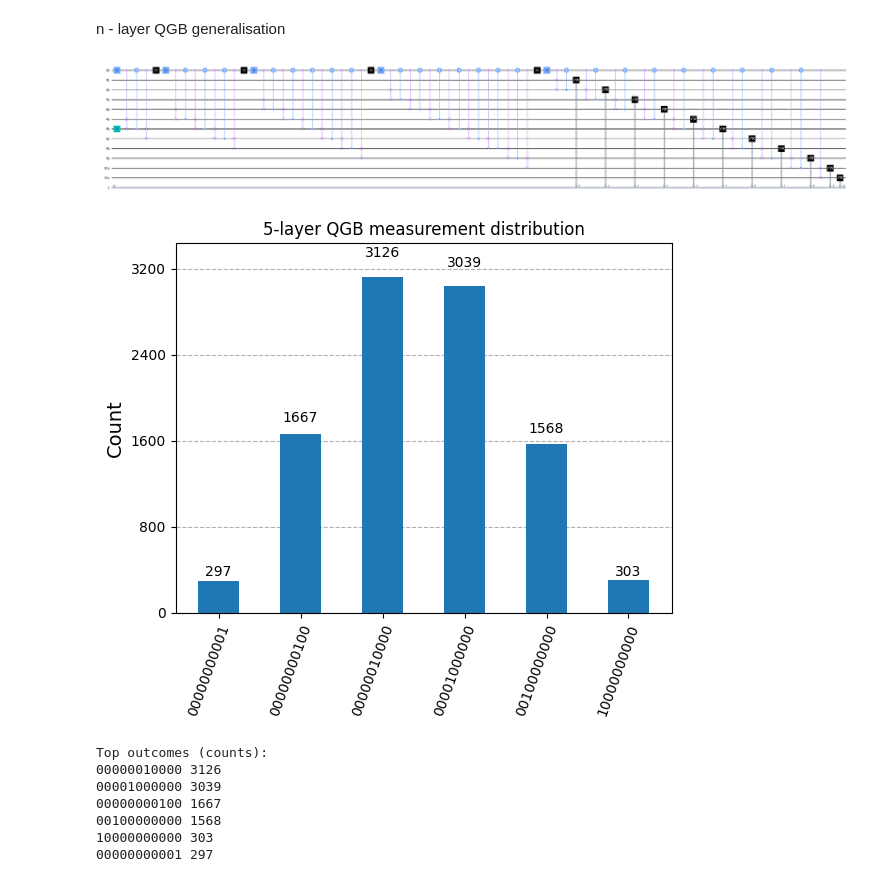
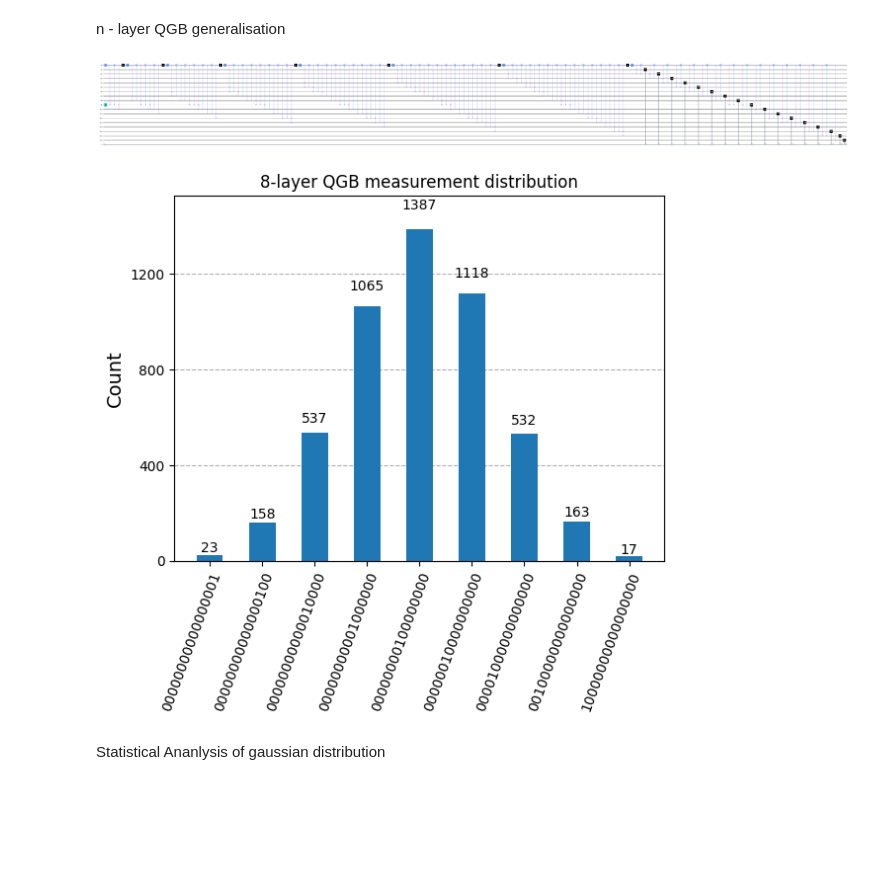
Before and after one commit to saxenaprajjwal/WISER, a Jupyter notebook: Task_II.ipynb, the cells around one changed output. Cells and saved outputs as stored; diff of their text form; code cells hidden in the pictures; blank space fills up the shorter version.

Commit message:
simulated 8 layer QGB

```diff
--- a/Task_II.ipynb
+++ b/Task_II.ipynb
@@ -222,44 +222,35 @@ def build_qgb(n_layers: int, measure_all_positions: bool = True):
     # Measurements: by default measure all positions q[1..2n+1]
     if measure_all_positions:
         for i, pos in enumerate(range(1, num_positions + 1)):
             qc.measure(pos, i)
 
     return qc
 
 
 def simulate_qgb(n_layers: int, shots: int = 1000, measure_all_positions: bool = True, plot: bool = True):
     qc = build_qgb(n_layers, measure_all_positions=measure_all_positions)
 
     # Draw the circuit in your preferred style
     qc.draw(output='mpl', style='clifford', fold=1)
     plt.show()
 
     sim = AerSimulator()
     compiled = transpile(qc, sim)
     job = sim.run(compiled, shots=shots)
     result = job.result()
     counts = result.get_counts()
 
     if plot:
         plot_histogram(counts)
         plt.title(f"{n_layers}-layer QGB measurement distribution")
         plt.show()
 
     return qc, counts
 
 # Example usage:
-# Build & simulate a 3-layer QGB
-qc3, counts3 = simulate_qgb(5, shots=10000)
-print("Top outcomes (counts):")
-for state, c in sorted(counts3.items(), key=lambda x: -x[1])[:10]:
-    print(state, c)
+qc3, counts3 = simulate_qgb(8, shots=5000)
 # %% [output]
-[figure, old version]
+[figure, new version]
-[figure, old version]
+[figure, new version]
-Top outcomes (counts):
-00000010000 3126
-00001000000 3039
-00000000100 1667
-00100000000 1568
-10000000000 303
-00000000001 297
+# %% [markdown]
+Statistical Ananlysis of gaussian distribution
```
Also changed, not shown: parts of 2 cells of this notebook.
